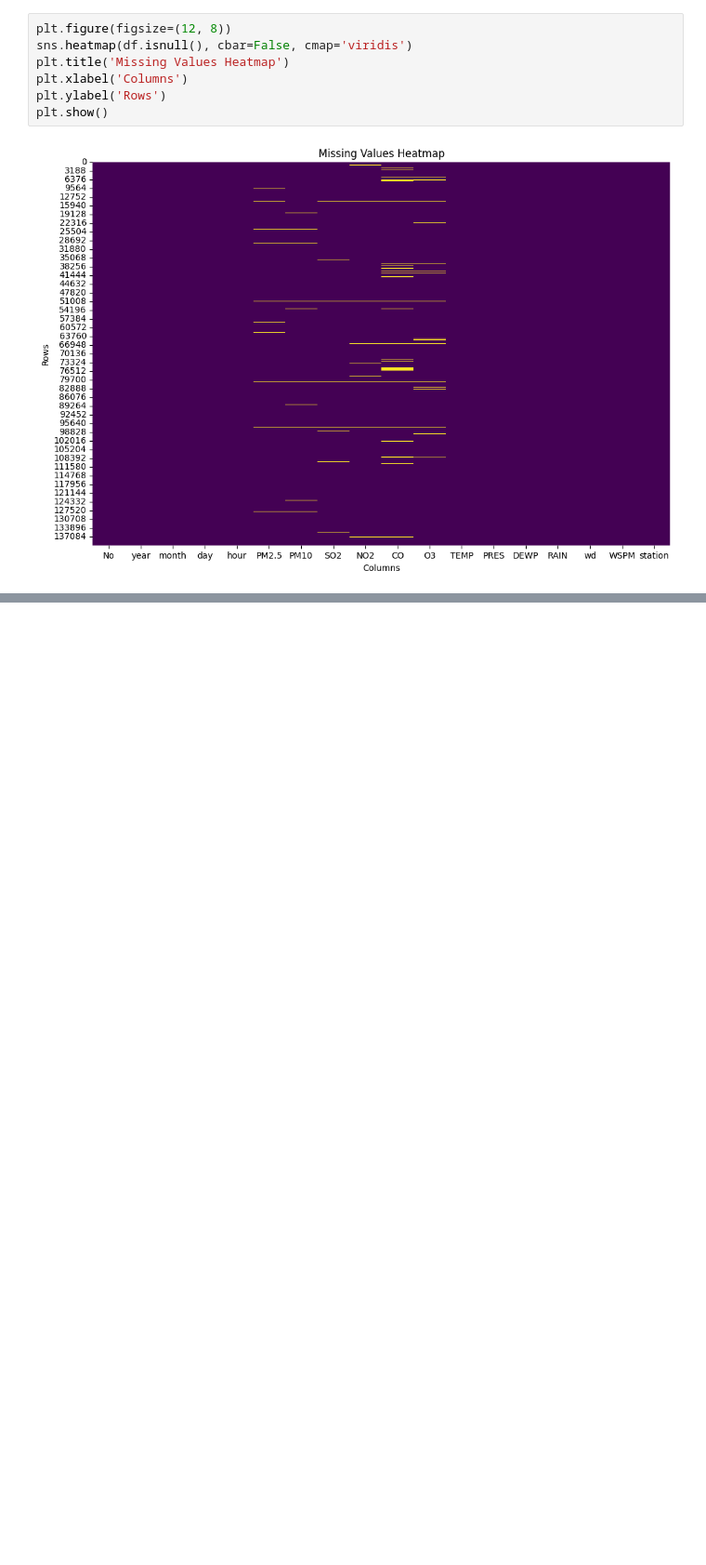
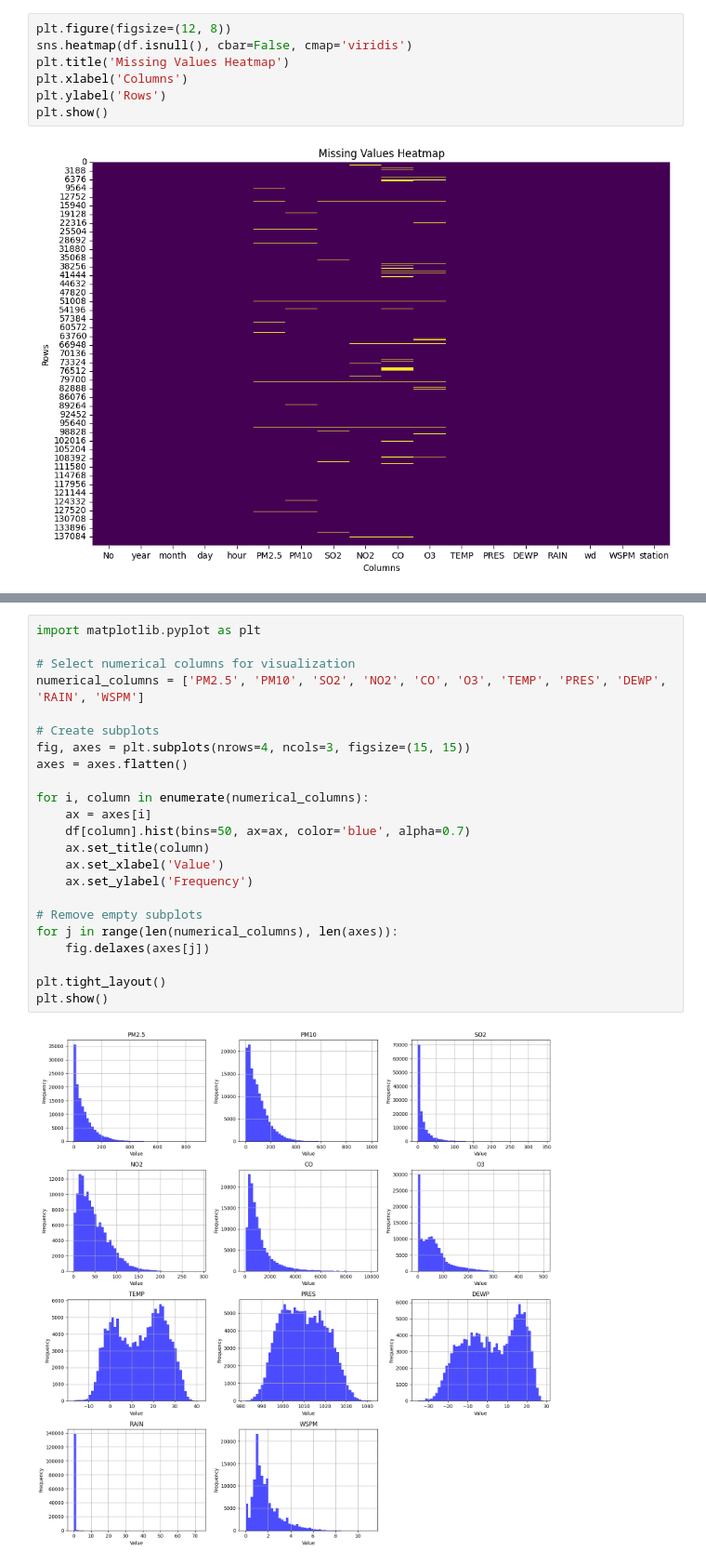
Before and after one commit to Myinnocent/CMP7005-ASSESS, a Jupyter notebook: Untitled7.ipynb, the cells around one changed output, grey strips where cells are left out. Shown: that part at 93% size. Cells and saved outputs as stored; diff of their text form; blank space fills up the shorter version.

```diff
--- a/Untitled7.ipynb
+++ b/Untitled7.ipynb
@@ -244,0 +268,25 @@ plt.show()
+# %%
+import matplotlib.pyplot as plt
+
+# Select numerical columns for visualization
+numerical_columns = ['PM2.5', 'PM10', 'SO2', 'NO2', 'CO', 'O3', 'TEMP', 'PRES', 'DEWP', 'RAIN', 'WSPM']
+
+# Create subplots
+fig, axes = plt.subplots(nrows=4, ncols=3, figsize=(15, 15))
+axes = axes.flatten()
+
+for i, column in enumerate(numerical_columns):
+    ax = axes[i]
+    df[column].hist(bins=50, ax=ax, color='blue', alpha=0.7)
+    ax.set_title(column)
+    ax.set_xlabel('Value')
+    ax.set_ylabel('Frequency')
+
+# Remove empty subplots
+for j in range(len(numerical_columns), len(axes)):
+    fig.delaxes(axes[j])
+
+plt.tight_layout()
+plt.show()
+# %% [output]
+[figure, added]
```
Also changed, not shown: parts of 4 cells of this notebook.
